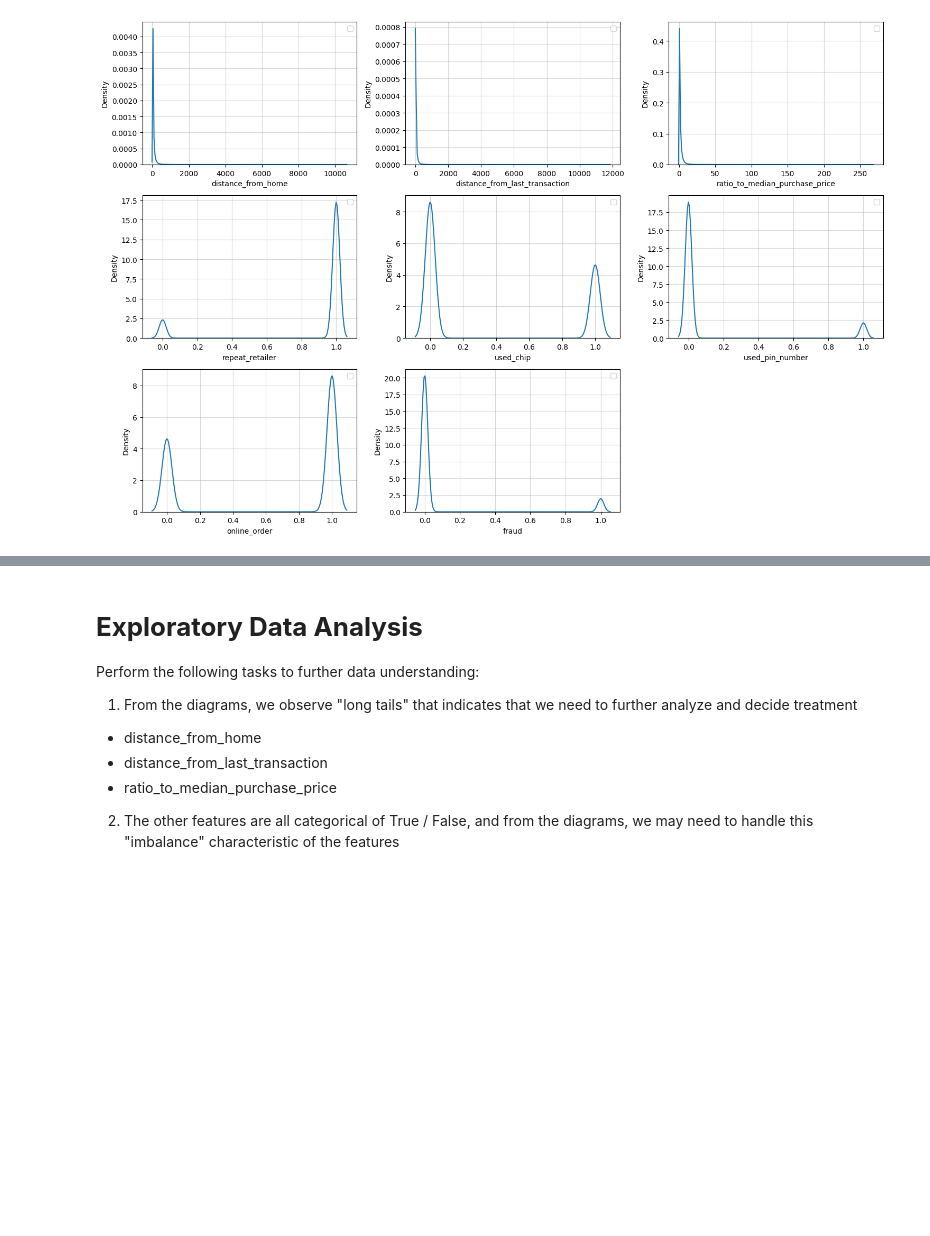
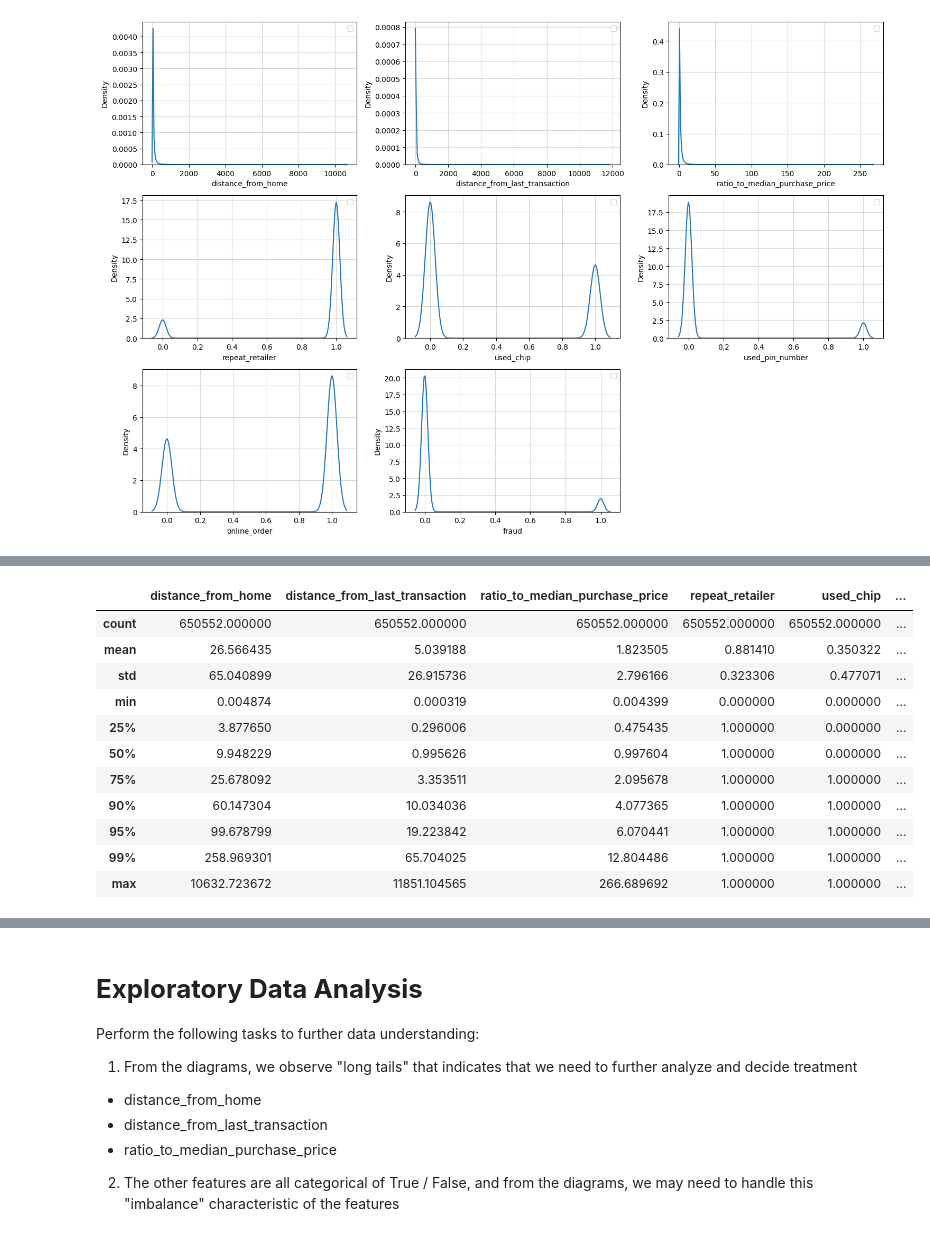
Before and after one commit to project4sharing/exp_credit_card_fraud, a Jupyter notebook: credit_card_fraud.ipynb, the cells around one changed output, grey strips where cells are left out. Drawn from its saved outputs; the diff is of its cells as text; code cells hidden in the pictures; blank space fills up the shorter version.

```diff
--- a/credit_card_fraud.ipynb
+++ b/credit_card_fraud.ipynb
@@ -143,0 +169,15 @@ WARNING:matplotlib.legend:No artists with labels found to put in legend.  Note t
+# %%
+df_credit_card_fraud_org[df_credit_card_fraud_org['online_order'] == 1.0].describe(include='all', percentiles=[0.25, 0.5, 0.75, .9, .95, .99])
+# %% [output]
+|  | distance_from_home | distance_from_last_transaction | ratio_to_median_purchase_price | repeat_retailer | used_chip | ... |
+| count | 650552.000000 | 650552.000000 | 650552.000000 | 650552.000000 | 650552.000000 | ... |
+| mean | 26.566435 | 5.039188 | 1.823505 | 0.881410 | 0.350322 | ... |
+| std | 65.040899 | 26.915736 | 2.796166 | 0.323306 | 0.477071 | ... |
+| min | 0.004874 | 0.000319 | 0.004399 | 0.000000 | 0.000000 | ... |
+| 25% | 3.877650 | 0.296006 | 0.475435 | 1.000000 | 0.000000 | ... |
+| 50% | 9.948229 | 0.995626 | 0.997604 | 1.000000 | 0.000000 | ... |
+| 75% | 25.678092 | 3.353511 | 2.095678 | 1.000000 | 1.000000 | ... |
+| 90% | 60.147304 | 10.034036 | 4.077365 | 1.000000 | 1.000000 | ... |
+| 95% | 99.678799 | 19.223842 | 6.070441 | 1.000000 | 1.000000 | ... |
+| 99% | 258.969301 | 65.704025 | 12.804486 | 1.000000 | 1.000000 | ... |
+| max | 10632.723672 | 11851.104565 | 266.689692 | 1.000000 | 1.000000 | ... |
```
Also changed, not shown: parts of 3 cells of this notebook.
